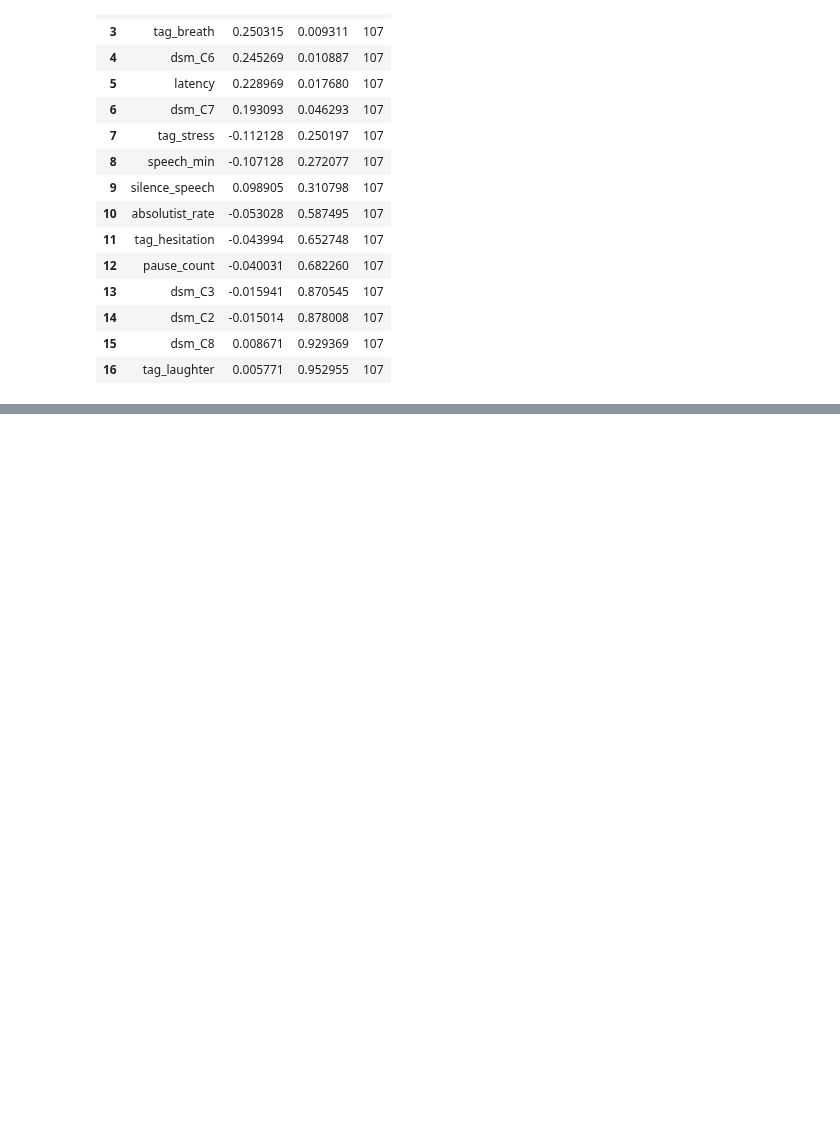
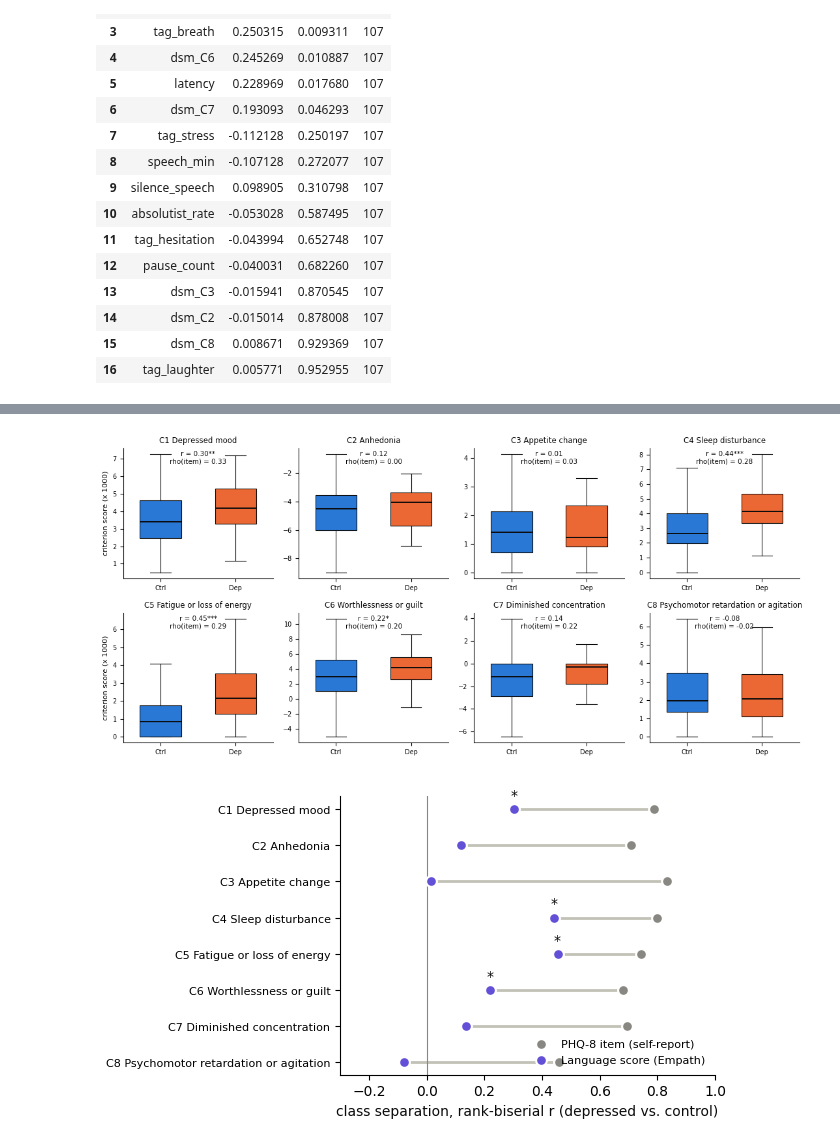
Before and after one commit to xnes/depression-gnn, a Jupyter notebook: notebooks/01_dataset_eda.ipynb, the cells around one changed output, grey strips where cells are left out. Cells and saved outputs as stored; diff of their text form; code cells hidden in the pictures; blank space fills up the shorter version.

Commit message:
Add DSM-5 reference profile and report-vs-discourse figures to the exploration notebook

```diff
--- a/notebooks/01_dataset_eda.ipynb
+++ b/notebooks/01_dataset_eda.ipynb
@@ -192,0 +198,18 @@ direction
+# %%
+import numpy as np
+OUTPUT_DIR = '/content/drive/MyDrive/Colab Notebooks/outputs/paper1/v2'   # outside the repository
+os.makedirs(OUTPUT_DIR, exist_ok=True)
+crit_cols = [c for c in cohorts['daic_train'].features.columns if c.startswith('dsm_')] + ['absolutist_rate']
+
+pool_parts = [cohorts['daic_train'], cohorts['daic_dev']]
+pool_feats = pd.concat([c.features.loc[c.ids, crit_cols] for c in pool_parts])
+pool_y = np.concatenate([c.y for c in pool_parts])
+reference = pd.DataFrame({
+    'control_mean': pool_feats[pool_y == 0].mean(), 'control_sd': pool_feats[pool_y == 0].std(),
+    'depressed_mean': pool_feats[pool_y == 1].mean(), 'depressed_sd': pool_feats[pool_y == 1].std(),
+})
+reference.to_csv(OUT / 'dsm5_reference_pool.csv')
+
+test_c = cohorts['daic_test']
+test_c.features.loc[test_c.ids, crit_cols].to_csv(f'{OUTPUT_DIR}/criterion_scores_daic_test.csv')
+reference
@@ -192,0 +233,19 @@ direction
+# %%
+from src.common import exploratory as ex
+from IPython.display import display
+
+items_all = eda.build_session_table(data.data_root())
+items_all = items_all[items_all['cohort'].isin(['DAIC-WOZ train', 'DAIC-WOZ dev'])].set_index('Participant_ID')[data.PHQ8_ITEMS]
+pool_ids = np.concatenate([c.ids for c in pool_parts])
+
+contrast = ex.criterion_contrast(pool_feats.loc[pool_ids], pool_y, items_all.loc[pool_ids])
+contrast.to_csv(OUT / 'dsm5_report_vs_discourse_pool.csv', index=False)
+for name, fig in [('fig_dsm5_criteria_by_class_pool', ex.fig_criterion_by_class(pool_feats.loc[pool_ids], pool_y, contrast)),
+                  ('fig_dsm5_report_vs_discourse_pool', ex.fig_report_vs_discourse(contrast))]:
+    fig.savefig(OUT / f'{name}.pdf', bbox_inches='tight')
+    fig.savefig(OUT / f'{name}.png', dpi=200, bbox_inches='tight')
+    display(fig)
+contrast.round(3)
+# %% [output]
+[figure, added]
+[figure, added]
```
Also changed, not shown: parts of 4 cells of this notebook, 12 other files.
